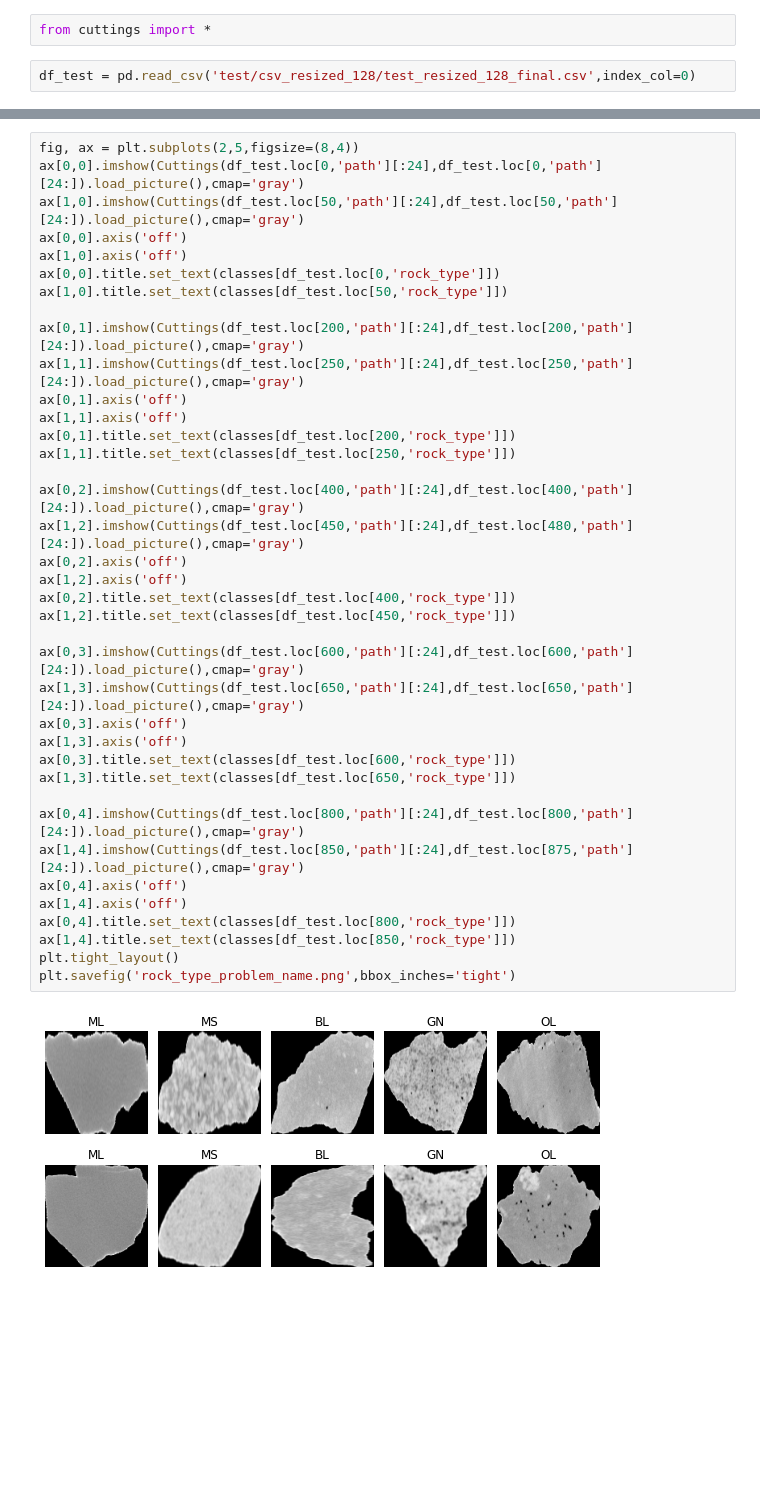
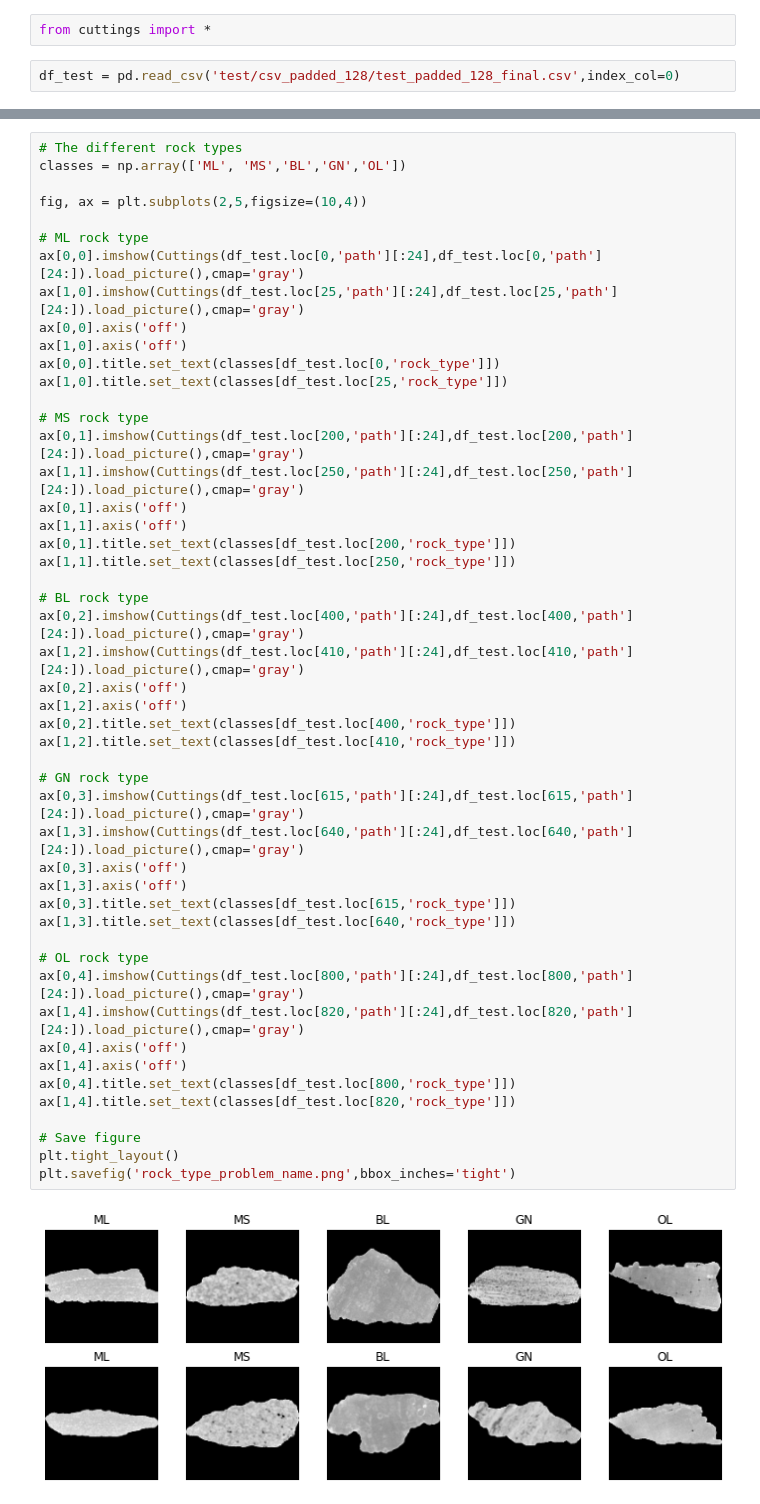
Before and after one commit to nfholsen/Rock_Cuttings_Characterisation, a Jupyter notebook: Data/figures_dataset.ipynb, the cells around one changed output, grey strips where cells are left out. Drawn from its saved outputs; the diff is of its cells as text; blank space fills up the shorter version.

```diff
--- a/Data/figures_dataset.ipynb
+++ b/Data/figures_dataset.ipynb
@@ -3,4 +3,4 @@
 # %%
 from cuttings import *
 # %%
-df_test = pd.read_csv('test/csv_resized_128/test_resized_128_final.csv',index_col=0)
+df_test = pd.read_csv('test/csv_padded_128/test_padded_128_final.csv',index_col=0)
@@ -9,40 +7,51 @@ classes = np.array(['ML', 'MS','BL','GN','OL'])
 # %%
-fig, ax = plt.subplots(2,5,figsize=(8,4))
+# The different rock types
+classes = np.array(['ML', 'MS','BL','GN','OL'])
+
+fig, ax = plt.subplots(2,5,figsize=(10,4))
+
+# ML rock type
 ax[0,0].imshow(Cuttings(df_test.loc[0,'path'][:24],df_test.loc[0,'path'][24:]).load_picture(),cmap='gray')
-ax[1,0].imshow(Cuttings(df_test.loc[50,'path'][:24],df_test.loc[50,'path'][24:]).load_picture(),cmap='gray')
+ax[1,0].imshow(Cuttings(df_test.loc[25,'path'][:24],df_test.loc[25,'path'][24:]).load_picture(),cmap='gray')
 ax[0,0].axis('off')
 ax[1,0].axis('off')
 ax[0,0].title.set_text(classes[df_test.loc[0,'rock_type']])
-ax[1,0].title.set_text(classes[df_test.loc[50,'rock_type']])
+ax[1,0].title.set_text(classes[df_test.loc[25,'rock_type']])
 
+# MS rock type
 ax[0,1].imshow(Cuttings(df_test.loc[200,'path'][:24],df_test.loc[200,'path'][24:]).load_picture(),cmap='gray')
 ax[1,1].imshow(Cuttings(df_test.loc[250,'path'][:24],df_test.loc[250,'path'][24:]).load_picture(),cmap='gray')
 ax[0,1].axis('off')
 ax[1,1].axis('off')
 ax[0,1].title.set_text(classes[df_test.loc[200,'rock_type']])
 ax[1,1].title.set_text(classes[df_test.loc[250,'rock_type']])
 
+# BL rock type
 ax[0,2].imshow(Cuttings(df_test.loc[400,'path'][:24],df_test.loc[400,'path'][24:]).load_picture(),cmap='gray')
-ax[1,2].imshow(Cuttings(df_test.loc[450,'path'][:24],df_test.loc[480,'path'][24:]).load_picture(),cmap='gray')
+ax[1,2].imshow(Cuttings(df_test.loc[410,'path'][:24],df_test.loc[410,'path'][24:]).load_picture(),cmap='gray')
 ax[0,2].axis('off')
 ax[1,2].axis('off')
 ax[0,2].title.set_text(classes[df_test.loc[400,'rock_type']])
-ax[1,2].title.set_text(classes[df_test.loc[450,'rock_type']])
+ax[1,2].title.set_text(classes[df_test.loc[410,'rock_type']])
 
-ax[0,3].imshow(Cuttings(df_test.loc[600,'path'][:24],df_test.loc[600,'path'][24:]).load_picture(),cmap='gray')
-ax[1,3].imshow(Cuttings(df_test.loc[650,'path'][:24],df_test.loc[650,'path'][24:]).load_picture(),cmap='gray')
+# GN rock type
+ax[0,3].imshow(Cuttings(df_test.loc[615,'path'][:24],df_test.loc[615,'path'][24:]).load_picture(),cmap='gray')
+ax[1,3].imshow(Cuttings(df_test.loc[640,'path'][:24],df_test.loc[640,'path'][24:]).load_picture(),cmap='gray')
 ax[0,3].axis('off')
 ax[1,3].axis('off')
-ax[0,3].title.set_text(classes[df_test.loc[600,'rock_type']])
-ax[1,3].title.set_text(classes[df_test.loc[650,'rock_type']])
+ax[0,3].title.set_text(classes[df_test.loc[615,'rock_type']])
+ax[1,3].title.set_text(classes[df_test.loc[640,'rock_type']])
 
+# OL rock type
 ax[0,4].imshow(Cuttings(df_test.loc[800,'path'][:24],df_test.loc[800,'path'][24:]).load_picture(),cmap='gray')
-ax[1,4].imshow(Cuttings(df_test.loc[850,'path'][:24],df_test.loc[875,'path'][24:]).load_picture(),cmap='gray')
+ax[1,4].imshow(Cuttings(df_test.loc[820,'path'][:24],df_test.loc[820,'path'][24:]).load_picture(),cmap='gray')
 ax[0,4].axis('off')
 ax[1,4].axis('off')
 ax[0,4].title.set_text(classes[df_test.loc[800,'rock_type']])
-ax[1,4].title.set_text(classes[df_test.loc[850,'rock_type']])
+ax[1,4].title.set_text(classes[df_test.loc[820,'rock_type']])
+
+# Save figure
 plt.tight_layout()
 plt.savefig('rock_type_problem_name.png',bbox_inches='tight')
 # %% [output]
-[figure, old version]
+[figure, new version]
```
Also changed, not shown: parts of 1 cell of this notebook, 2 other files.
